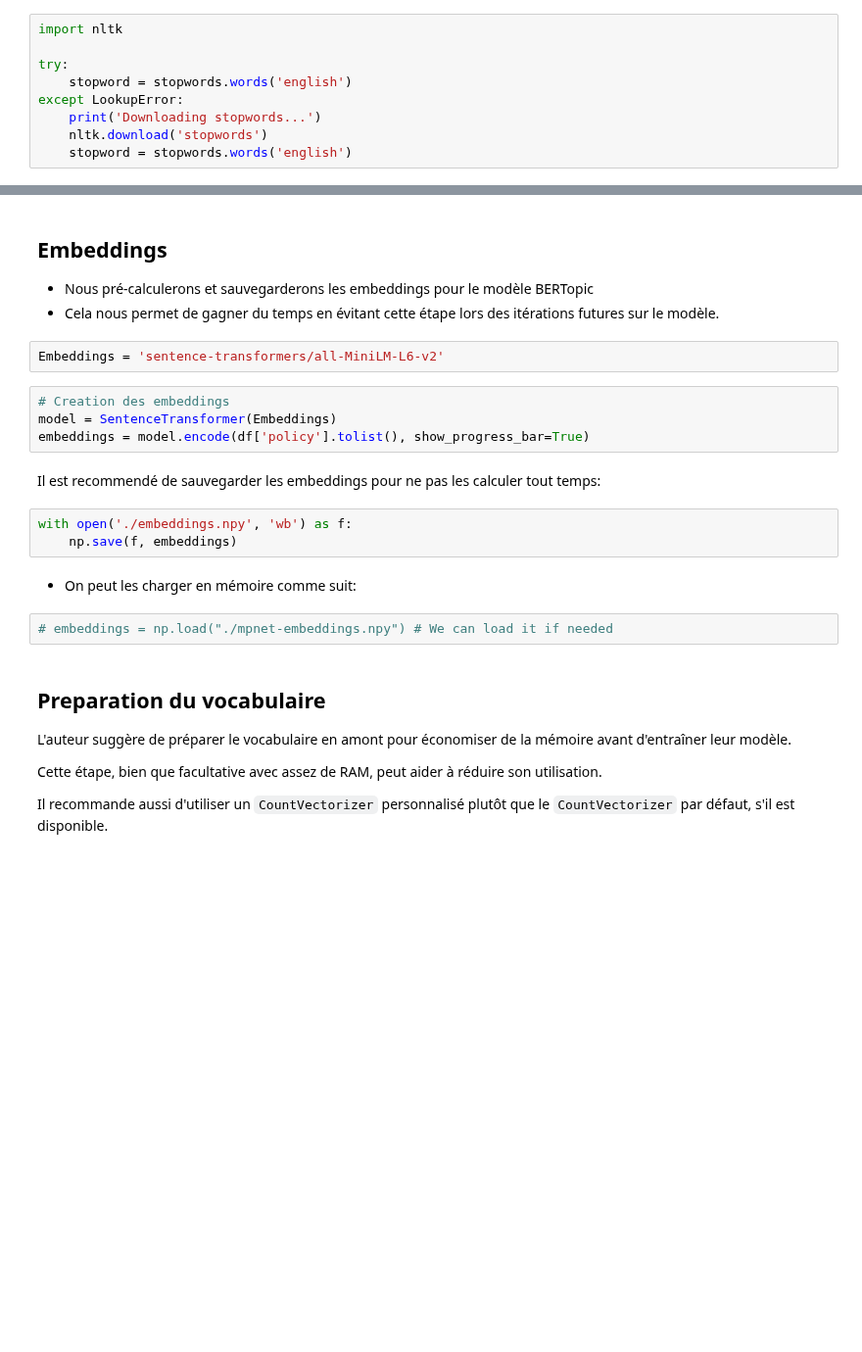
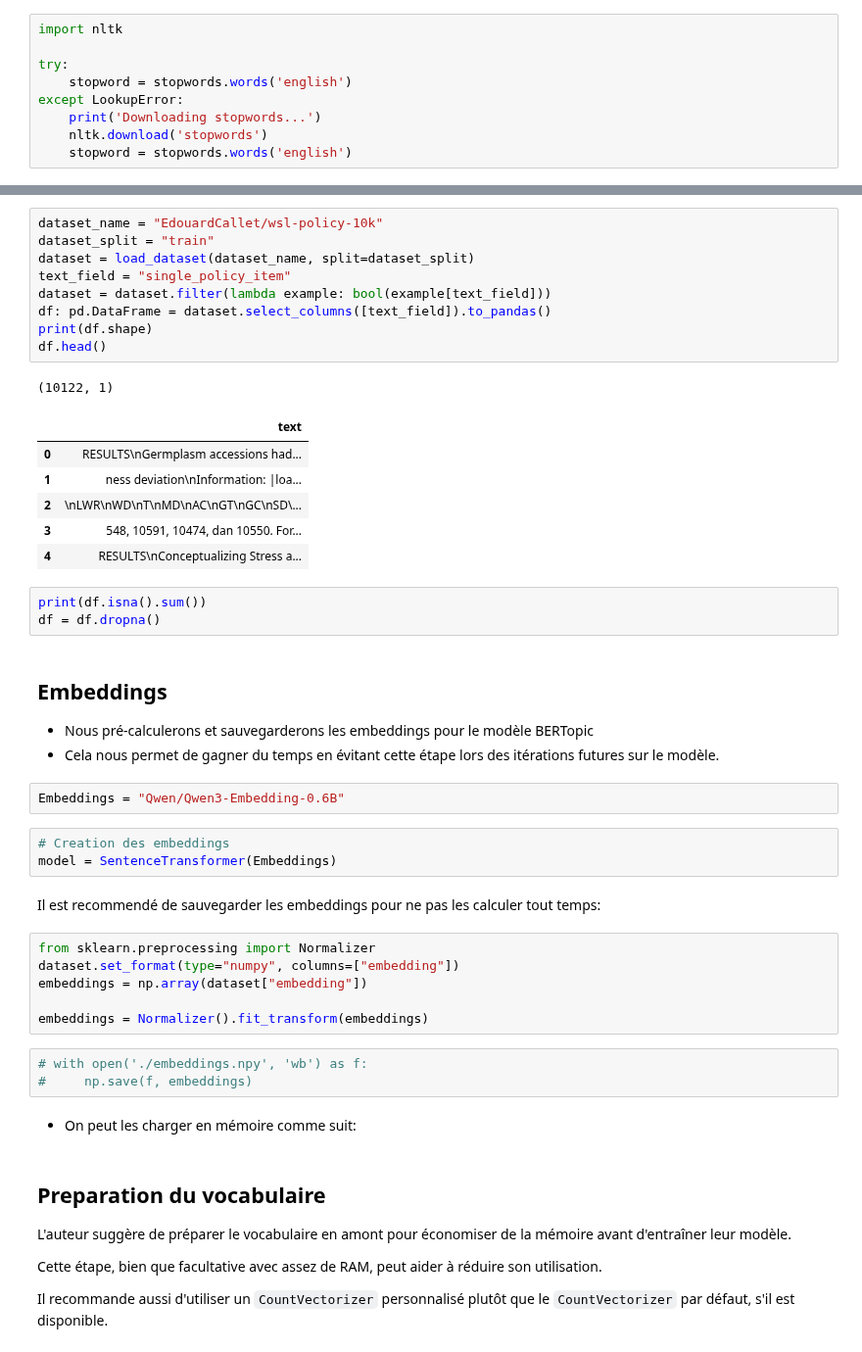
Before and after one commit to dataforgoodfr/13_democratiser_sobriete, a Jupyter notebook: policy_analysis/old/notebooks/BERTopic.ipynb, the cells around one changed output, grey strips where cells are left out. Shown at 98% size. Cells and saved outputs as stored; diff of their text form; blank space fills up the shorter version.

```diff
--- a/policy_analysis/old/notebooks/BERTopic.ipynb
+++ b/policy_analysis/old/notebooks/BERTopic.ipynb
@@ -41,23 +26,46 @@ df.head()
+# %%
+dataset_name = "EdouardCallet/wsl-policy-10k"
+dataset_split = "train"
+dataset = load_dataset(dataset_name, split=dataset_split)
+text_field = "single_policy_item"
+dataset = dataset.filter(lambda example: bool(example[text_field]))
+df: pd.DataFrame = dataset.select_columns([text_field]).to_pandas()
+print(df.shape)
+df.head()
+# %% [output]
+(10122, 1)
+|  | text |
+| 0 | RESULTS\nGermplasm accessions had... |
+| 1 | ness deviation\nInformation: |loa... |
+| 2 | \nLWR\nWD\nT\nMD\nAC\nGT\nGC\nSD\... |
+| 3 | 548, 10591, 10474, dan 10550. For... |
+| 4 | RESULTS\nConceptualizing Stress a... |
+# %%
+print(df.isna().sum())
+df = df.dropna()
 # %% [markdown]
 ## Embeddings
 
 - Nous pré-calculerons et sauvegarderons les embeddings pour le modèle BERTopic
 - Cela nous permet de gagner du temps en évitant cette étape lors des itérations futures sur le modèle.
-# %%
-Embeddings = 'sentence-transformers/all-MiniLM-L6-v2'
+# %%
+Embeddings = "Qwen/Qwen3-Embedding-0.6B"
 # %%
 # Creation des embeddings
 model = SentenceTransformer(Embeddings)
-embeddings = model.encode(df['policy'].tolist(), show_progress_bar=True)
 # %% [markdown]
 Il est recommendé de sauvegarder les embeddings pour ne pas les calculer tout temps:
+# %%
+from sklearn.preprocessing import Normalizer
+dataset.set_format(type="numpy", columns=["embedding"])
+embeddings = np.array(dataset["embedding"])
+
+embeddings = Normalizer().fit_transform(embeddings)
 # %%
-with open('./embeddings.npy', 'wb') as f:
-    np.save(f, embeddings)
+# with open('./embeddings.npy', 'wb') as f:
+#     np.save(f, embeddings)
 # %% [markdown]
 - On peut les charger en mémoire comme suit:
-# %%
-# embeddings = np.load("./mpnet-embeddings.npy") # We can load it if needed
 # %% [markdown]
 ## Preparation du vocabulaire
 
```
Also changed, not shown: parts of 12 cells of this notebook, 16 other files.
